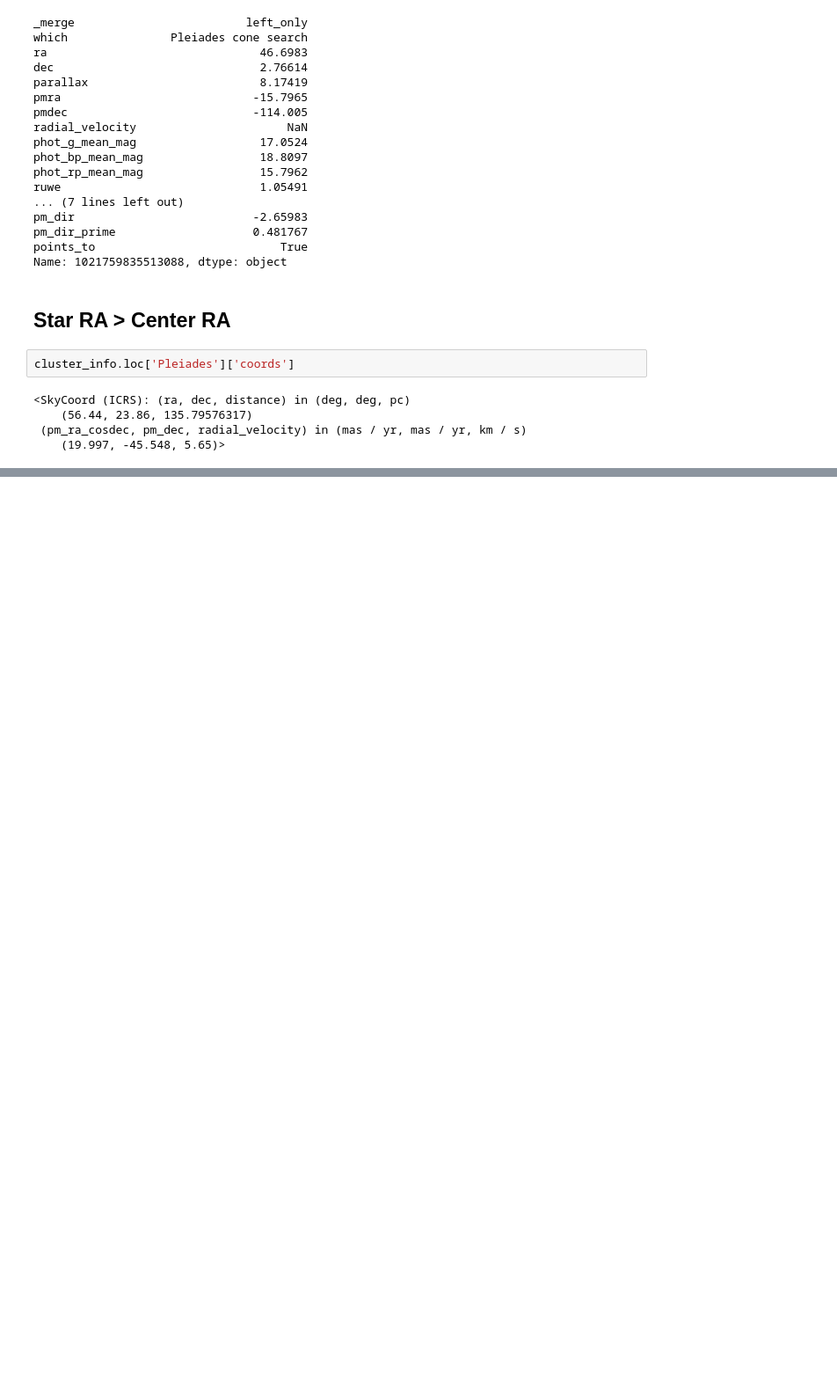
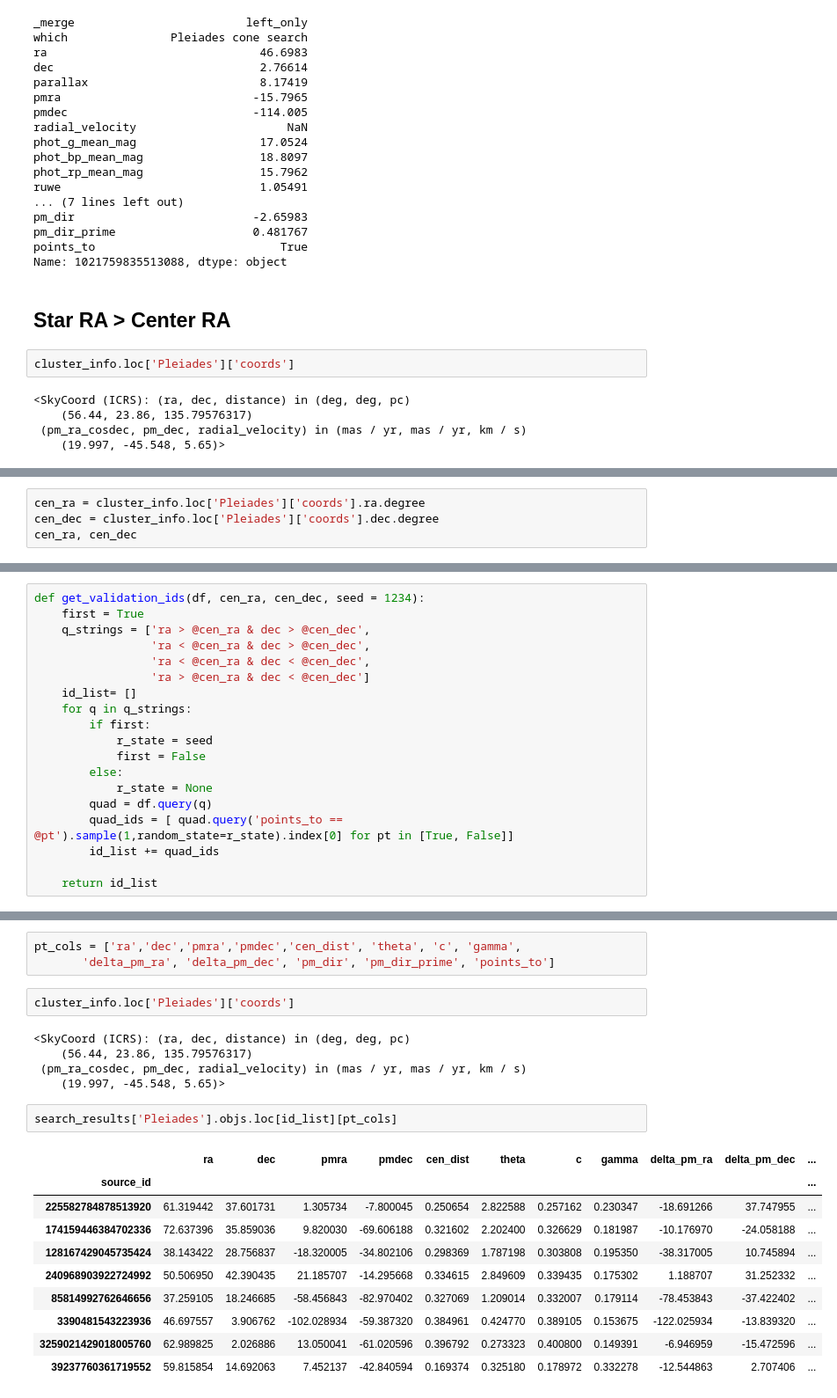
Before and after one commit to kevinmcmanus/runawaysearch, a Jupyter notebook: points_to_validation.ipynb, the cells around one changed output, grey strips where cells are left out. Shown: that part at 88% size. Drawn from its saved outputs; the diff is of its cells as text; blank space fills up the shorter version.

```diff
--- a/points_to_validation.ipynb
+++ b/points_to_validation.ipynb
@@ -202,0 +278,4 @@ search_results['Pleiades'].objs.query('ra > 56.44').tail()
+# %%
+cen_ra = cluster_info.loc['Pleiades']['coords'].ra.degree
+cen_dec = cluster_info.loc['Pleiades']['coords'].dec.degree
+cen_ra, cen_dec
@@ -202,0 +286,19 @@ search_results['Pleiades'].objs.query('ra > 56.44').tail()
+# %%
+def get_validation_ids(df, cen_ra, cen_dec, seed = 1234):
+    first = True
+    q_strings = ['ra > @cen_ra & dec > @cen_dec',
+                 'ra < @cen_ra & dec > @cen_dec',
+                 'ra < @cen_ra & dec < @cen_dec',
+                 'ra > @cen_ra & dec < @cen_dec']
+    id_list= []
+    for q in q_strings:
+        if first:
+            r_state = seed
+            first = False
+        else:
+            r_state = None
+        quad = df.query(q)
+        quad_ids = [ quad.query('points_to == @pt').sample(1,random_state=r_state).index[0] for pt in [True, False]]
+        id_list += quad_ids
+
+    return id_list
@@ -202,0 +372,23 @@ search_results['Pleiades'].objs.query('ra > 56.44').tail()
+# %%
+pt_cols = ['ra','dec','pmra','pmdec','cen_dist', 'theta', 'c', 'gamma',
+       'delta_pm_ra', 'delta_pm_dec', 'pm_dir', 'pm_dir_prime', 'points_to']
+# %%
+cluster_info.loc['Pleiades']['coords']
+# %% [output]
+<SkyCoord (ICRS): (ra, dec, distance) in (deg, deg, pc)
+    (56.44, 23.86, 135.79576317)
+ (pm_ra_cosdec, pm_dec, radial_velocity) in (mas / yr, mas / yr, km / s)
+    (19.997, -45.548, 5.65)>
+# %%
+search_results['Pleiades'].objs.loc[id_list][pt_cols]
+# %% [output]
+|  | ra | dec | pmra | pmdec | cen_dist | theta | c | gamma | delta_pm_ra | delta_pm_dec | ... |
+| source_id |  |  |  |  |  |  |  |  |  |  | ... |
+| 225582784878513920 | 61.319442 | 37.601731 | 1.305734 | -7.800045 | 0.250654 | 2.822588 | 0.257162 | 0.230347 | -18.691266 | 37.747955 | ... |
+| 174159446384702336 | 72.637396 | 35.859036 | 9.820030 | -69.606188 | 0.321602 | 2.202400 | 0.326629 | 0.181987 | -10.176970 | -24.058188 | ... |
+| 128167429045735424 | 38.143422 | 28.756837 | -18.320005 | -34.802106 | 0.298369 | 1.787198 | 0.303808 | 0.195350 | -38.317005 | 10.745894 | ... |
+| 240968903922724992 | 50.506950 | 42.390435 | 21.185707 | -14.295668 | 0.334615 | 2.849609 | 0.339435 | 0.175302 | 1.188707 | 31.252332 | ... |
+| 85814992762646656 | 37.259105 | 18.246685 | -58.456843 | -82.970402 | 0.327069 | 1.209014 | 0.332007 | 0.179114 | -78.453843 | -37.422402 | ... |
+| 3390481543223936 | 46.697557 | 3.906762 | -102.028934 | -59.387320 | 0.384961 | 0.424770 | 0.389105 | 0.153675 | -122.025934 | -13.839320 | ... |
+| 3259021429018005760 | 62.989825 | 2.026886 | 13.050041 | -61.020596 | 0.396792 | 0.273323 | 0.400800 | 0.149391 | -6.946959 | -15.472596 | ... |
+| 39237760361719552 | 59.815854 | 14.692063 | 7.452137 | -42.840594 | 0.169374 | 0.325180 | 0.178972 | 0.332278 | -12.544863 | 2.707406 | ... |
```
Also changed, not shown: parts of 16 cells of this notebook, 10 other files.
